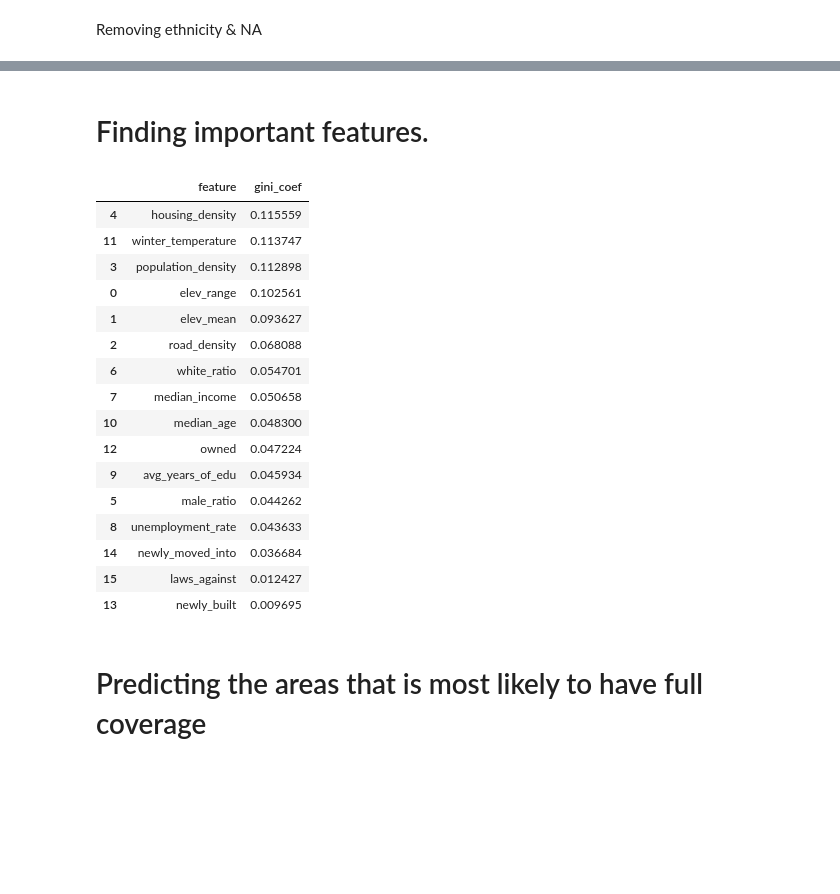
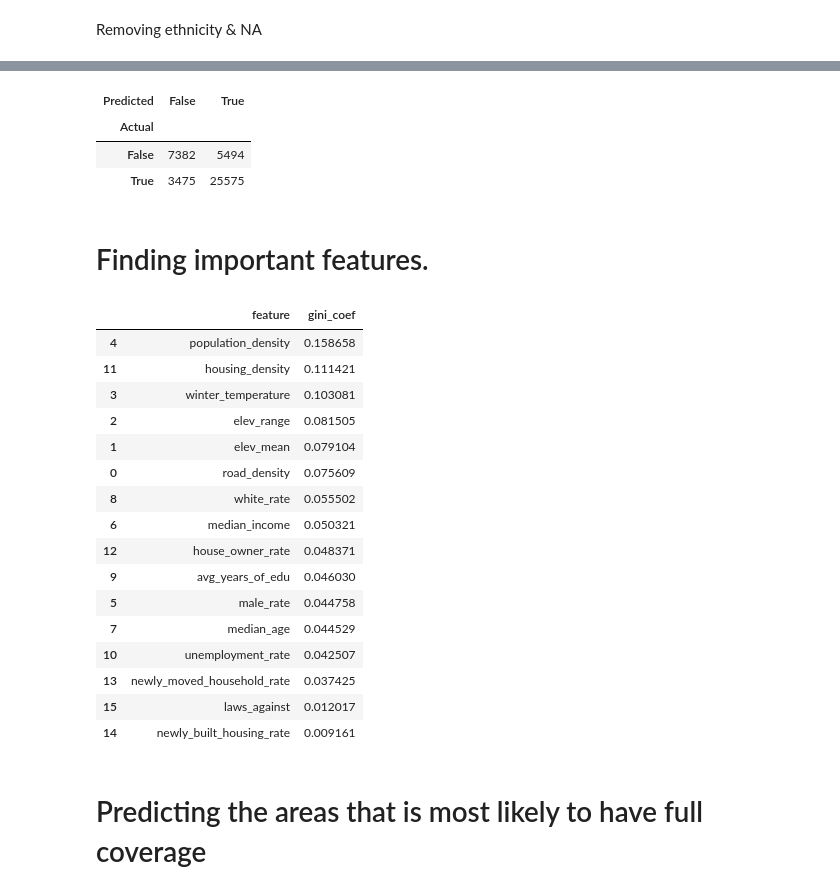
Before and after one commit to fccdsicapstone/data-exploration, a Jupyter notebook: internet_access_rate_analysis_model_balanced.ipynb, the cells around one changed output, grey strips where cells are left out. Saved outputs shown, nothing was run; the diff lists cells and outputs as text; code cells hidden in the pictures; blank space fills up the shorter version.

```diff
--- a/internet_access_rate_analysis_model_balanced.ipynb
+++ b/internet_access_rate_analysis_model_balanced.ipynb
@@ -191,27 +185,23 @@ target_col = 'is_full_coverage'
 X = data.drop(columns=['int_avail_per', 'block_group', target_col])
 y = data[target_col]
 
-X_train, X_test, y_train, y_test = train_test_split(X, y, test_size=0.2)
+X_train, X_test, y_train, y_test = train_test_split(X, y, test_size=0.2, stratify=y)
 
-#Balanced Model
-balanced = RandomForestClassifier(max_depth=50, min_samples_split=20, n_estimators=10, class_weight='balanced')
-balanced.fit(X_train, y_train)
+rfc = RandomForestClassifier(max_depth=60, min_samples_split=8, n_estimators=10, class_weight='balanced')
+rfc.fit(X_train, y_train)
 
-print('Train Score:', balanced.score(X_train, y_train))
-print('Test Score:', balanced.score(X_test, y_test))
+print('Train Score:', rfc.score(X_train, y_train))
+print('Test Score:', rfc.score(X_test, y_test))
 
 params = {
-    'min_samples_split': np.linspace(2, 8, 4, dtype = int),
+    'min_samples_split': np.linspace(2, 6, 3, dtype = int),
     'max_depth': np.linspace(20, 50, 4, dtype = int),
 }
 
-grid_balanced = GridSearchCV(estimator=balanced, param_grid=params, scoring='f1', cv=3, n_jobs=-1)
-grid_balanced.fit(X_train, y_train)
+grid_search = GridSearchCV(estimator=rfc, param_grid=params, scoring='f1', cv=3, n_jobs=-1)
+grid_search.fit(X_train, y_train)
 
-print('Grid Searched Train Score:', grid_balanced.score(X_train, y_train))
-print('Grid Searched Test Score:', grid_balanced.score(X_test, y_test))
-print('Best Parameters:', grid_balanced.best_params_)
-
-y_pred_balanced = grid_balanced.predict(X)
-pd.crosstab(y, y_pred_balanced, rownames=['Actual'], colnames=['Predicted'])
+print('Grid Searched Train Score:', grid_search.score(X_train, y_train))
+print('Grid Searched Test Score:', grid_search.score(X_test, y_test))
+print('Best Parameters:', grid_search.best_params_)
 # %% [output]
@@ -259,27 +213,35 @@ Best Parameters: {'max_depth': 40, 'min_samples_split': 80}
+# %%
+y_pred_balanced_test = grid_search.predict(X_test)
+pd.crosstab(y_test, y_pred_balanced_test, rownames=['Actual'], colnames=['Predicted'])
+# %% [output]
+| Predicted | False | True |
+| Actual |  |  |
+| False | 7382 | 5494 |
+| True | 3475 | 25575 |
 # %% [markdown]
 # Finding important features.
 # %%
-coefficients = pd.DataFrame(list(zip(X.columns, grid_balanced.best_estimator_.feature_importances_))
+coefficients = pd.DataFrame(list(zip(X.columns, grid_search.best_estimator_.feature_importances_))
                             , columns=['feature', 'gini_coef'])
 coefficients.sort_values('gini_coef', ascending=False)
 # %% [output]
 |  | feature | gini_coef |
-| 4 | housing_density | 0.115559 |
-| 11 | winter_temperature | 0.113747 |
-| 3 | population_density | 0.112898 |
-| 0 | elev_range | 0.102561 |
-| 1 | elev_mean | 0.093627 |
-| 2 | road_density | 0.068088 |
-| 6 | white_ratio | 0.054701 |
-| 7 | median_income | 0.050658 |
-| 10 | median_age | 0.048300 |
-| 12 | owned | 0.047224 |
-| 9 | avg_years_of_edu | 0.045934 |
-| 5 | male_ratio | 0.044262 |
-| 8 | unemployment_rate | 0.043633 |
-| 14 | newly_moved_into | 0.036684 |
-| 15 | laws_against | 0.012427 |
-| 13 | newly_built | 0.009695 |
+| 4 | population_density | 0.158658 |
+| 11 | housing_density | 0.111421 |
+| 3 | winter_temperature | 0.103081 |
+| 2 | elev_range | 0.081505 |
+| 1 | elev_mean | 0.079104 |
+| 0 | road_density | 0.075609 |
+| 8 | white_rate | 0.055502 |
+| 6 | median_income | 0.050321 |
+| 12 | house_owner_rate | 0.048371 |
+| 9 | avg_years_of_edu | 0.046030 |
+| 5 | male_rate | 0.044758 |
+| 7 | median_age | 0.044529 |
+| 10 | unemployment_rate | 0.042507 |
+| 13 | newly_moved_household_rate | 0.037425 |
+| 15 | laws_against | 0.012017 |
+| 14 | newly_built_housing_rate | 0.009161 |
 # %% [markdown]
 # Predicting the areas that is most likely to have full coverage
 # %%
```
Also changed, not shown: parts of 14 cells of this notebook.
